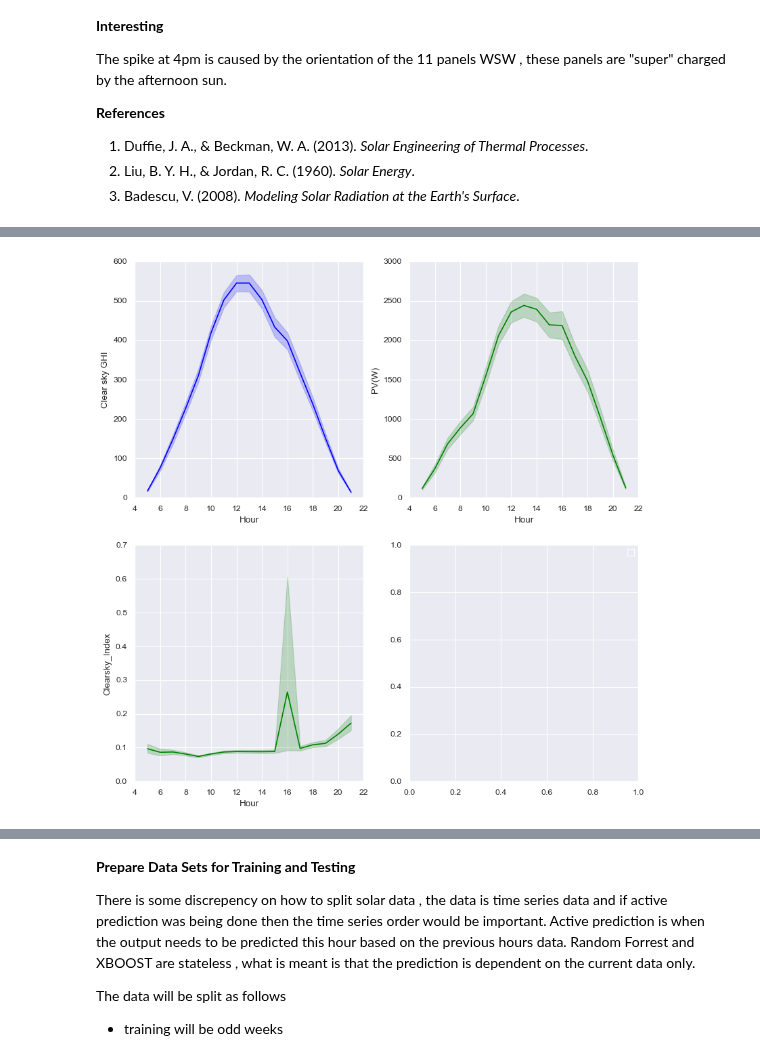
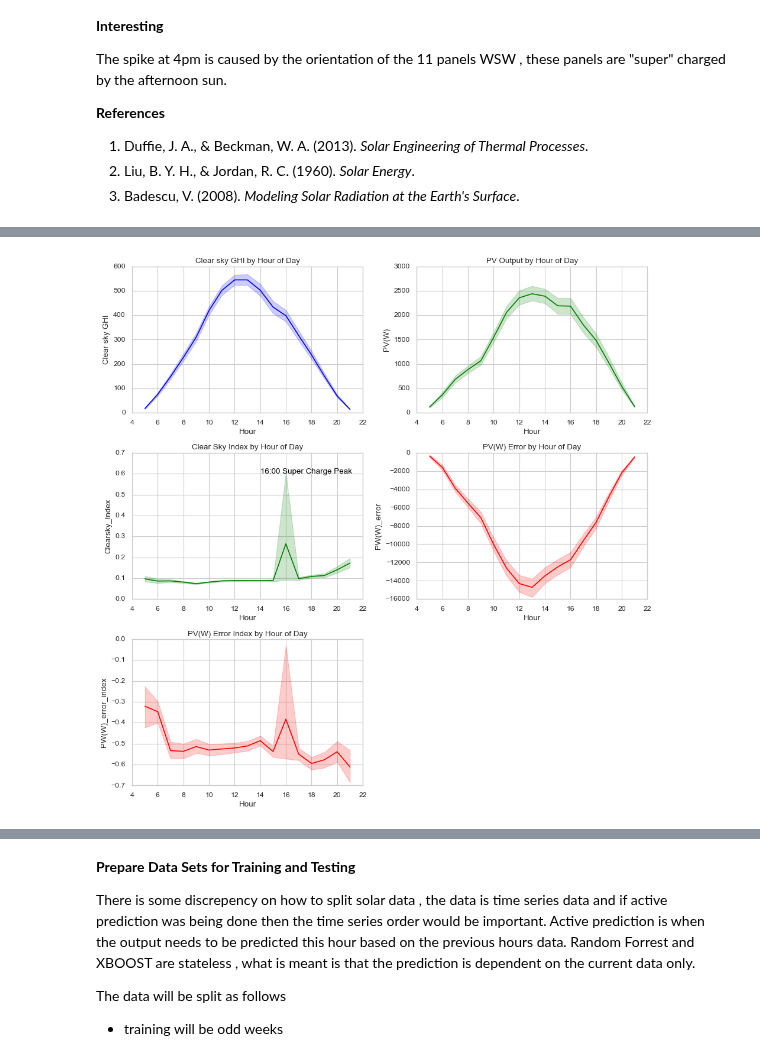
Before and after one commit to clydewatts1/PFDA-programming-for-data-analytics, a Jupyter notebook: big_project/big_project.ipynb, the cells around one changed output, grey strips where cells are left out. Saved outputs shown, nothing was run; the diff lists cells and outputs as text; code cells hidden in the pictures.

```diff
--- a/big_project/big_project.ipynb
+++ b/big_project/big_project.ipynb
@@ -2274,6 +2275,11 @@ print("Number of rows after removing night time data in PV(W):", len(df_merge_ho
 print("Dataframe shape after removing night time data in PV(W):", df_merge_hourly.shape)
 # create an alterative target clearsky index
 df_merge_hourly['Clearsky_Index'] = df_merge_hourly['PV(W)'] / df_merge_hourly['Total_Power_ClearSky_Output(W)']
+# This is alternative target error in power output calculation - the model has to predict the error
+# May be used in KAN model to predict the error and then correct the power output
+df_merge_hourly['PW(W)_error'] = df_merge_hourly['PV(W)'] - df_merge_hourly['Total_Power_Output(W)']
+# Error Index
+df_merge_hourly['PW(W)_error_index'] = df_merge_hourly['PW(W)_error'] / df_merge_hourly['Total_Power_ClearSky_Output(W)']
 # create new measure wind cooling
 df_merge_hourly['Wind Cooling'] = df_merge_hourly['Temperature(C)'] * df_merge_hourly['Wind Speed(m/s)']
 # %% [output]
@@ -2369,13 +2375,30 @@ __References__
 3. Badescu, V. (2008). *Modeling Solar Radiation at the Earth's Surface*.
 # %%
 # Plot Temperature Mean vs Clear sky GHI Mean against Hour of Day ,scale the two to fit on same plot
-fig,axes = plt.subplots(2,2,figsize=(12,12))
+fig,axes = plt.subplots(3,2,figsize=(12,12))
 
 # flatten ax
 ax = axes.flatten()
-sns.lineplot(data=df_merge_hourly, x='Hour', y='Clear sky GHI',  color='blue',ax = ax[0])
-sns.lineplot(data=df_merge_hourly, x='Hour', y='PV(W)', color='green',ax=ax[1])
-sns.lineplot(data=df_merge_hourly, x='Hour', y='Clearsky_Index', color='green',ax=ax[2])
-plt.legend()
+sns.lineplot(data=df_merge_hourly, x='Hour', y='Clear sky GHI', color='blue', ax=ax[0])
+ax[0].set_title('Clear sky GHI by Hour of Day')
+sns.lineplot(data=df_merge_hourly, x='Hour', y='PV(W)', color='green', ax=ax[1])
+ax[1].set_title('PV Output by Hour of Day')
+sns.lineplot(data=df_merge_hourly, x='Hour', y='Clearsky_Index', color='green', ax=ax[2])
+ax[2].set_title('Clear Sky Index by Hour of Day')
+# annotate 16:00 hour
+ax[2].annotate('16:00 Super Charge Peak', xy=(16, 0.5), xytext=(14, 0.6),color='black',
+               arrowprops=dict(facecolor='black', arrowstyle='->'))
+# Plot PV(W)_error by Hour of Day
+sns.lineplot(data=df_merge_hourly, x='Hour', y='PW(W)_error', color='red', ax=ax[3])
+ax[3].set_title('PV(W) Error by Hour of Day')
+# Plot PW(W)_error_index by Hour of Day
+sns.lineplot(data=df_merge_hourly, x='Hour', y='PW(W)_error_index', color='red', ax=ax[4])
+ax[4].set_title('PV(W) Error Index by Hour of Day')
+# annotate 16:00 hour
+ax[4].annotate('16:00 Super Charge Peak', xy=(16, 0.1), xytext=(14, 0.2),color='black',
+               arrowprops=dict(facecolor='black', arrowstyle='->'))
+ax[5].axis('off')  # Turn off the unused subplot
+
+plt.tight_layout()
 plt.show()
 # %% [output]
@@ -2383 +2405 @@ UserWarning: No artists with labels found to put in legend.  Note that artists w
-[figure, old version]
+[figure, new version]
```
Also changed, not shown: parts of 23 cells of this notebook, 9 other files.
